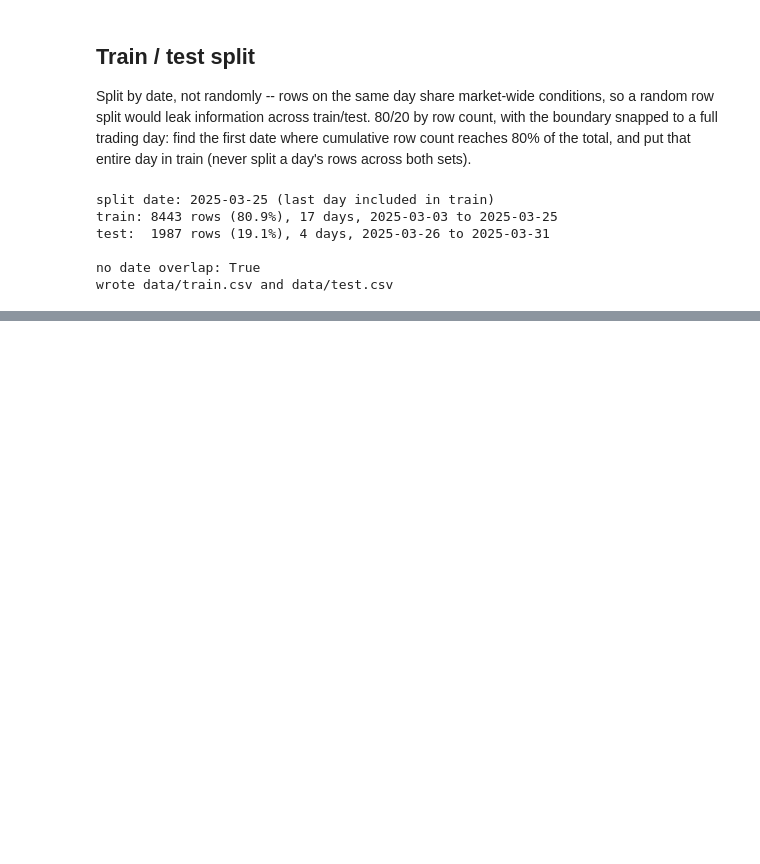
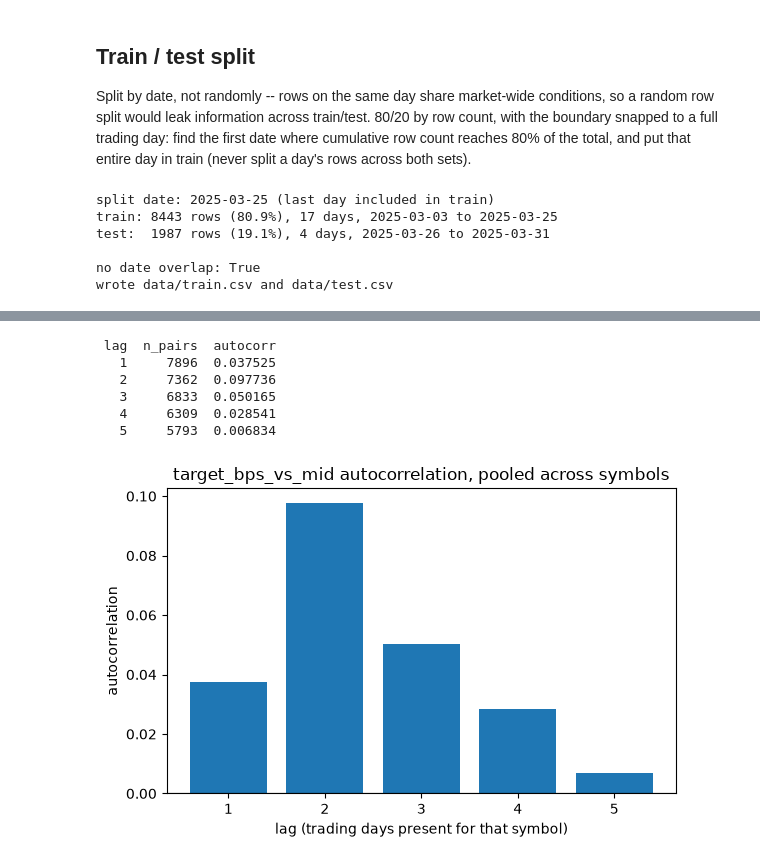
Before and after one commit to abprada/close_auction_project, a Jupyter notebook: 02) features_and_target.ipynb, the cells around one changed output, grey strips where cells are left out. Saved outputs shown, nothing was run; the diff lists cells and outputs as text; code cells hidden in the pictures; blank space fills up the shorter version.

```diff
--- a/02) features_and_target.ipynb
+++ b/02) features_and_target.ipynb
@@ -301,3 +402,33 @@ wrote data/train.csv and data/test.csv
+# %%
+by_symbol = train.sort_values(["symbol", "date"])[["symbol", "date", TARGET_COL]]
+
+max_lag = 5
+acf_rows = []
+for lag in range(1, max_lag + 1):
+    lagged = by_symbol.groupby("symbol")[TARGET_COL].shift(lag)
+    valid = lagged.notna()
+    autocorr = np.corrcoef(by_symbol.loc[valid, TARGET_COL], lagged[valid])[0, 1]
+    acf_rows.append({"lag": lag, "n_pairs": int(valid.sum()), "autocorr": autocorr})
+
+acf_df = pd.DataFrame(acf_rows)
+print(acf_df.to_string(index=False))
+
+fig, ax = plt.subplots(figsize=(6, 4))
+ax.bar(acf_df["lag"], acf_df["autocorr"])
+ax.axhline(0, color="black", linewidth=0.8)
+ax.set_xlabel("lag (trading days present for that symbol)")
+ax.set_ylabel("autocorrelation")
+ax.set_title(f"{TARGET_COL} autocorrelation, pooled across symbols")
+fig.tight_layout()
+plt.show()
+# %% [output]
+ lag  n_pairs  autocorr
+   1     7896  0.037525
+   2     7362  0.097736
+   3     6833  0.050165
+   4     6309  0.028541
+   5     5793  0.006834
+[figure, added]
 # %% [markdown]
 ## Feature reference
 
```
Also changed, not shown: parts of 6 cells of this notebook.
